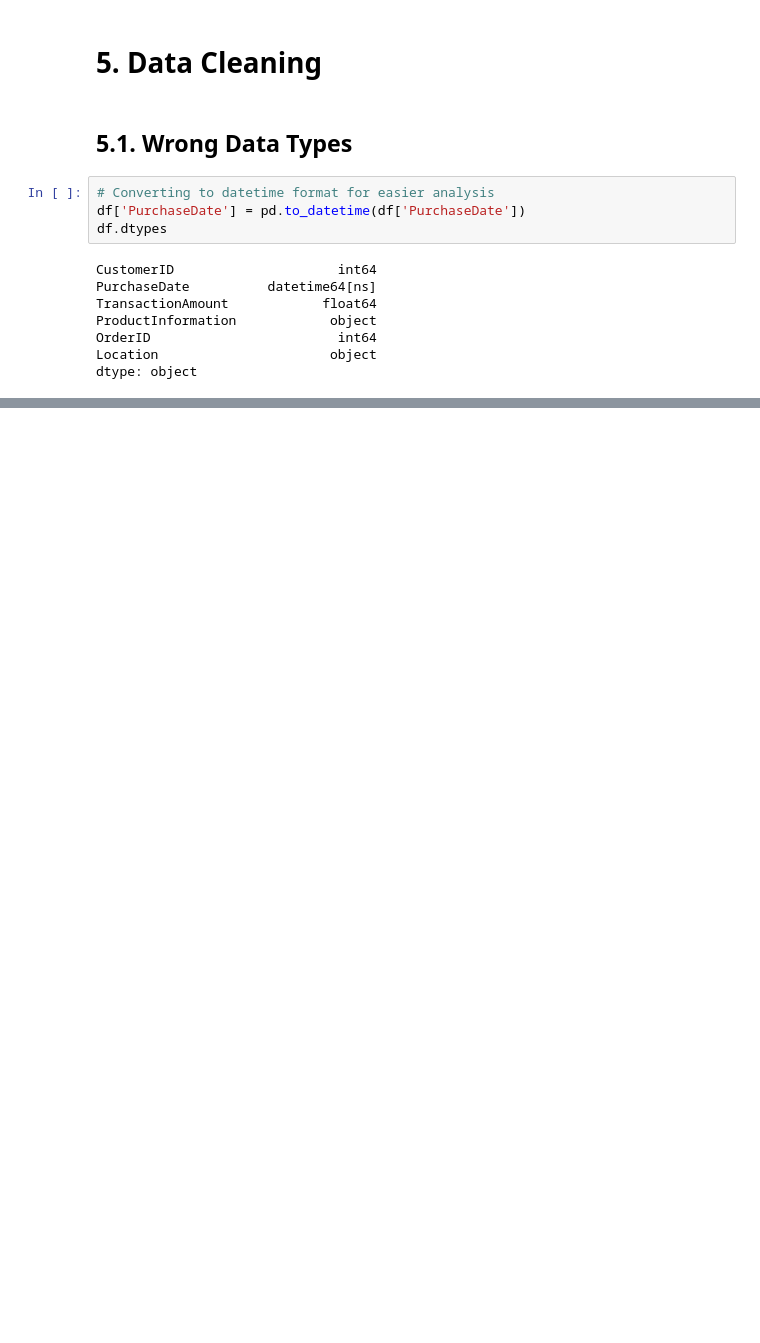
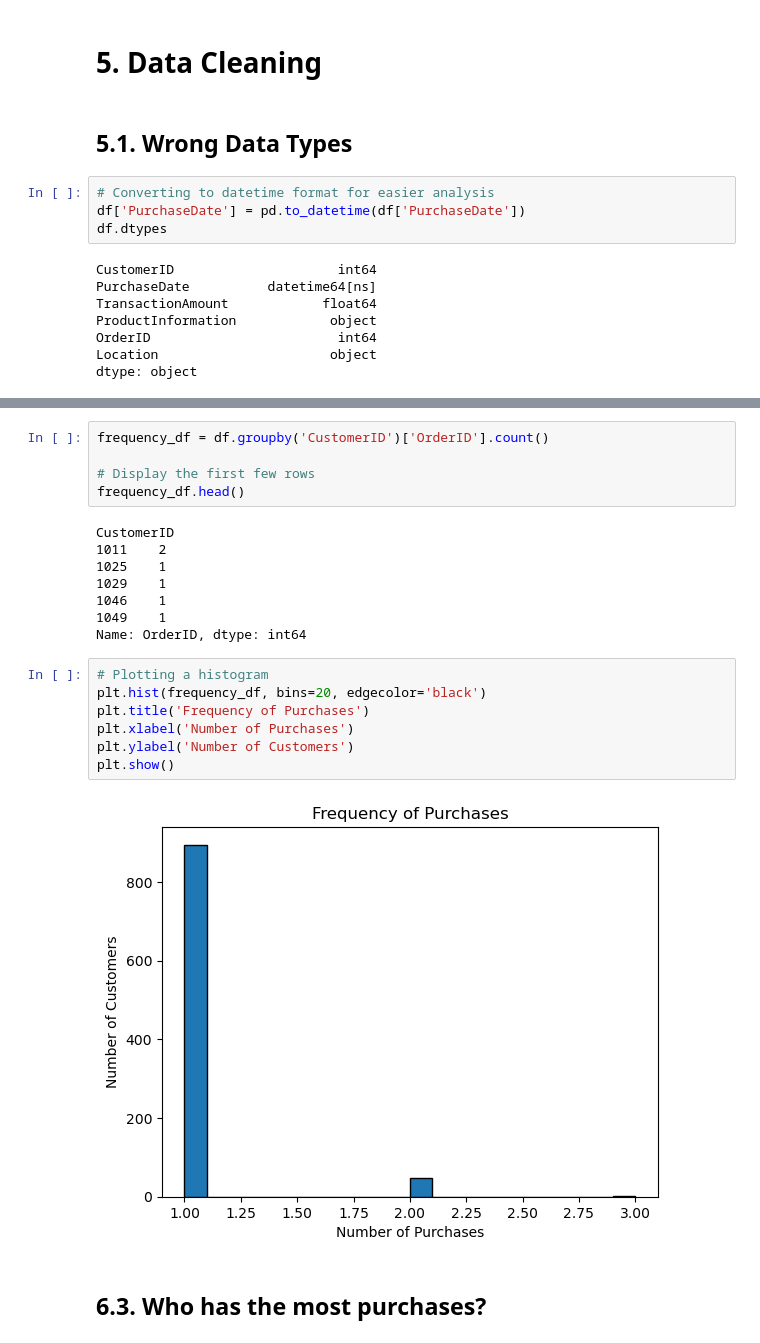
Before and after one commit to George-Mbugua/RFM-Analysis-Recency-Frequency-and-Monetary-Value-, a Jupyter notebook: Untitled-1.ipynb, the cells around one changed output, grey strips where cells are left out. Saved outputs shown, nothing was run; the diff lists cells and outputs as text; blank space fills up the shorter version.

```diff
--- a/Untitled-1.ipynb
+++ b/Untitled-1.ipynb
@@ -132,0 +181,24 @@ dtype: object
+# %%
+frequency_df = df.groupby('CustomerID')['OrderID'].count()
+
+# Display the first few rows
+frequency_df.head()
+# %% [output]
+CustomerID
+1011    2
+1025    1
+1029    1
+1046    1
+1049    1
+Name: OrderID, dtype: int64
+# %%
+# Plotting a histogram
+plt.hist(frequency_df, bins=20, edgecolor='black')
+plt.title('Frequency of Purchases')
+plt.xlabel('Number of Purchases')
+plt.ylabel('Number of Customers')
+plt.show()
+# %% [output]
+[figure, added]
+# %% [markdown]
+## 6.3. Who has the most purchases?
```
Also changed, not shown: parts of 11 cells of this notebook.
